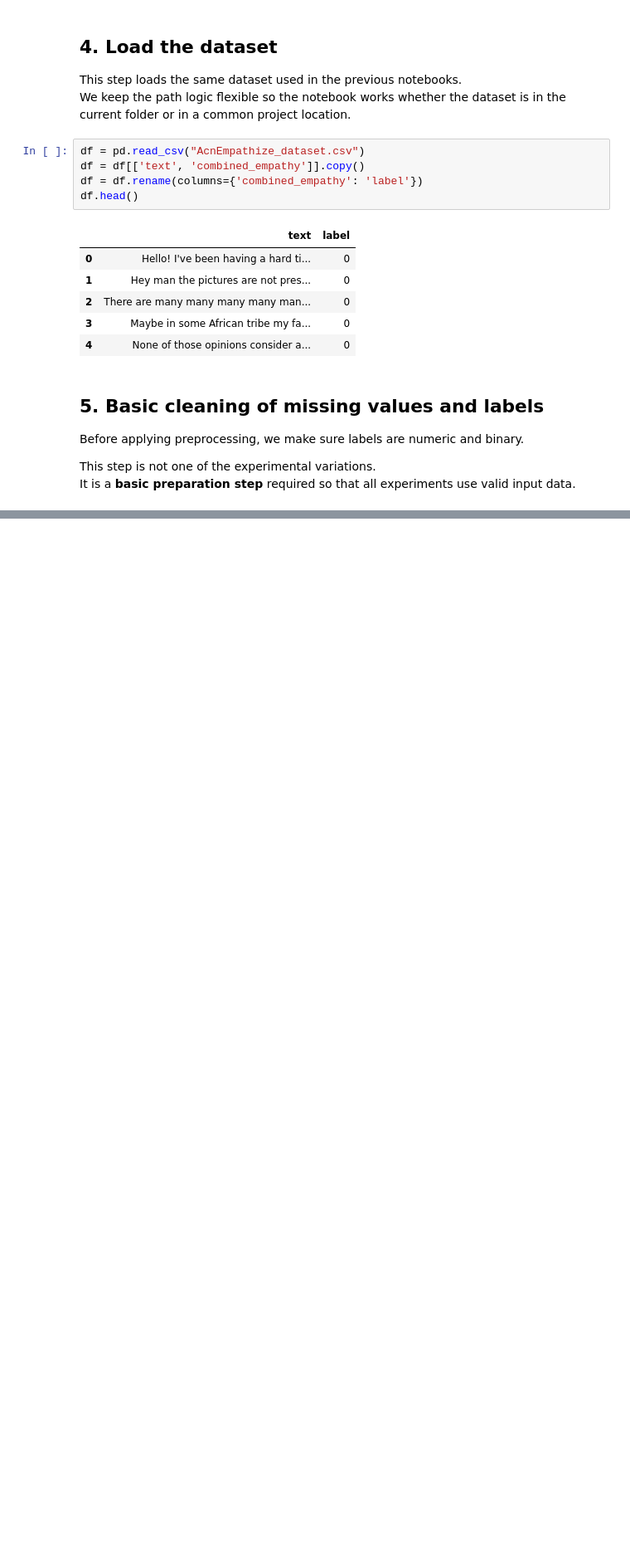
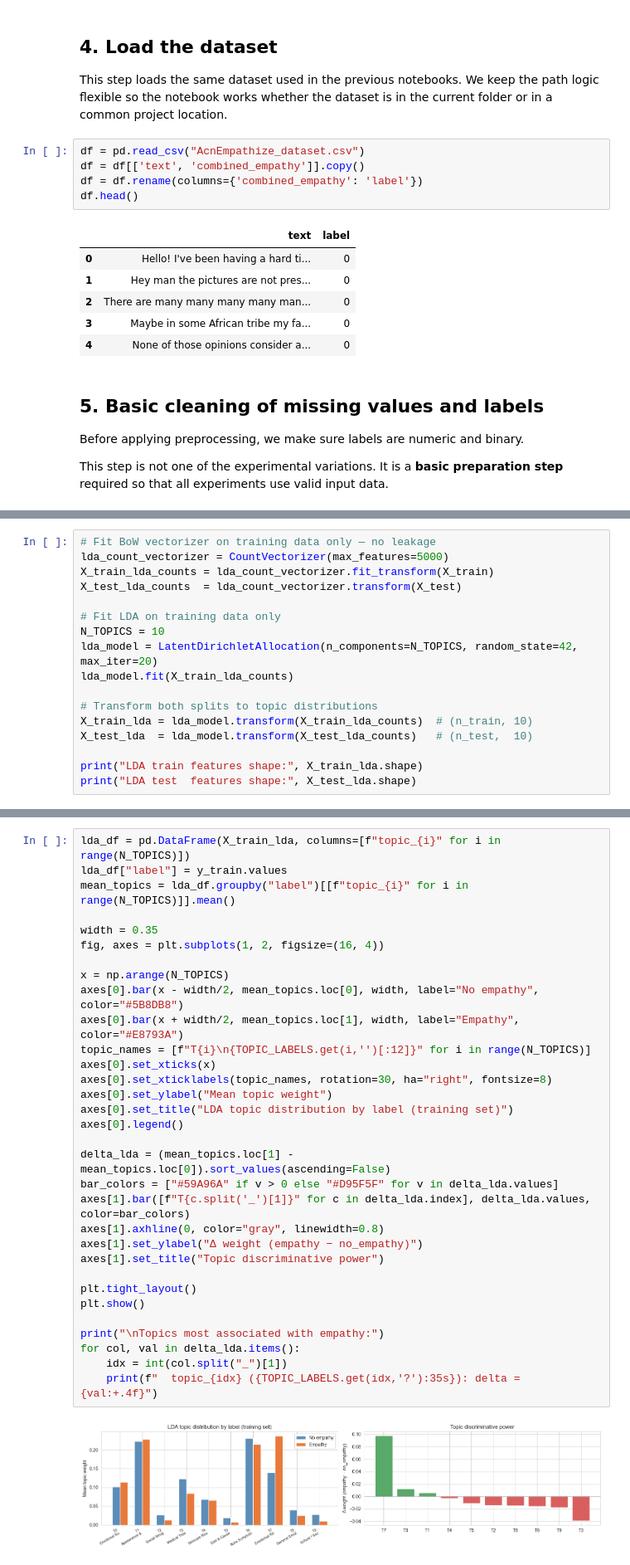
Before and after one commit to gjoliveira/AcnEmpathize, a Jupyter notebook: 3.feature_representation_variations.ipynb, the cells around one changed output, grey strips where cells are left out. Shown at 83% size. Drawn from its saved outputs; the diff is of its cells as text; blank space fills up the shorter version.

```diff
--- a/3.feature_representation_variations.ipynb
+++ b/3.feature_representation_variations.ipynb
@@ -491,0 +230,17 @@ Feature representation has a clear impact, especially on empathy detection.
+# %%
+# Fit BoW vectorizer on training data only — no leakage
+lda_count_vectorizer = CountVectorizer(max_features=5000)
+X_train_lda_counts = lda_count_vectorizer.fit_transform(X_train)
+X_test_lda_counts  = lda_count_vectorizer.transform(X_test)
+
+# Fit LDA on training data only
+N_TOPICS = 10
+lda_model = LatentDirichletAllocation(n_components=N_TOPICS, random_state=42, max_iter=20)
+lda_model.fit(X_train_lda_counts)
+
+# Transform both splits to topic distributions
+X_train_lda = lda_model.transform(X_train_lda_counts)  # (n_train, 10)
+X_test_lda  = lda_model.transform(X_test_lda_counts)   # (n_test,  10)
+
+print("LDA train features shape:", X_train_lda.shape)
+print("LDA test  features shape:", X_test_lda.shape)
@@ -491,0 +271,34 @@ Feature representation has a clear impact, especially on empathy detection.
+# %%
+lda_df = pd.DataFrame(X_train_lda, columns=[f"topic_{i}" for i in range(N_TOPICS)])
+lda_df["label"] = y_train.values
+mean_topics = lda_df.groupby("label")[[f"topic_{i}" for i in range(N_TOPICS)]].mean()
+
+width = 0.35
+fig, axes = plt.subplots(1, 2, figsize=(16, 4))
+
+x = np.arange(N_TOPICS)
+axes[0].bar(x - width/2, mean_topics.loc[0], width, label="No empathy", color="#5B8DB8")
+axes[0].bar(x + width/2, mean_topics.loc[1], width, label="Empathy", color="#E8793A")
+topic_names = [f"T{i}\n{TOPIC_LABELS.get(i,'')[:12]}" for i in range(N_TOPICS)]
+axes[0].set_xticks(x)
+axes[0].set_xticklabels(topic_names, rotation=30, ha="right", fontsize=8)
+axes[0].set_ylabel("Mean topic weight")
+axes[0].set_title("LDA topic distribution by label (training set)")
+axes[0].legend()
+
+delta_lda = (mean_topics.loc[1] - mean_topics.loc[0]).sort_values(ascending=False)
+bar_colors = ["#59A96A" if v > 0 else "#D95F5F" for v in delta_lda.values]
+axes[1].bar([f"T{c.split('_')[1]}" for c in delta_lda.index], delta_lda.values, color=bar_colors)
+axes[1].axhline(0, color="gray", linewidth=0.8)
+axes[1].set_ylabel("Δ weight (empathy − no_empathy)")
+axes[1].set_title("Topic discriminative power")
+
+plt.tight_layout()
+plt.show()
+
+print("\nTopics most associated with empathy:")
+for col, val in delta_lda.items():
+    idx = int(col.split("_")[1])
+    print(f"  topic_{idx} ({TOPIC_LABELS.get(idx,'?'):35s}): delta = {val:+.4f}")
+# %% [output]
+[figure, added]
```
Also changed, not shown: parts of 51 cells of this notebook, 1 other file.
